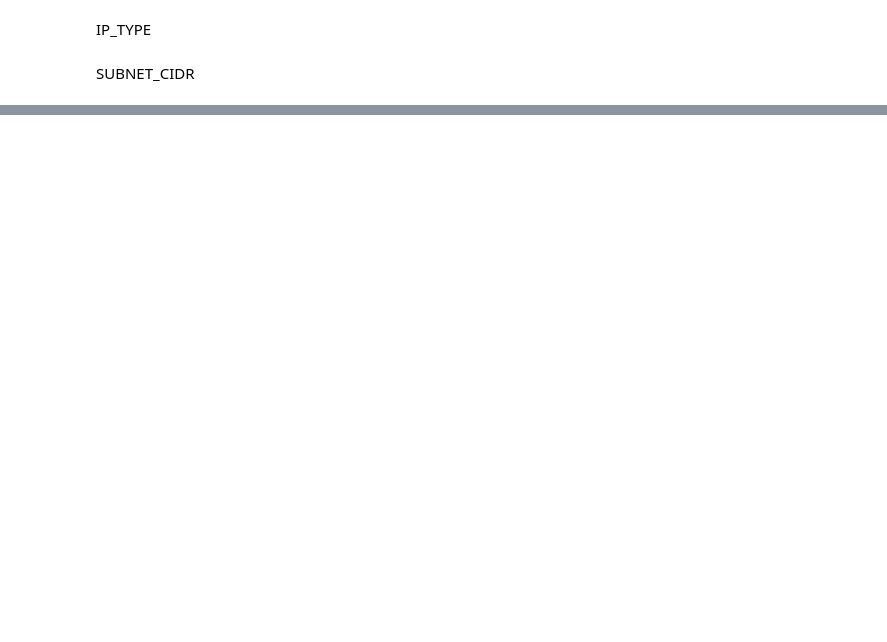
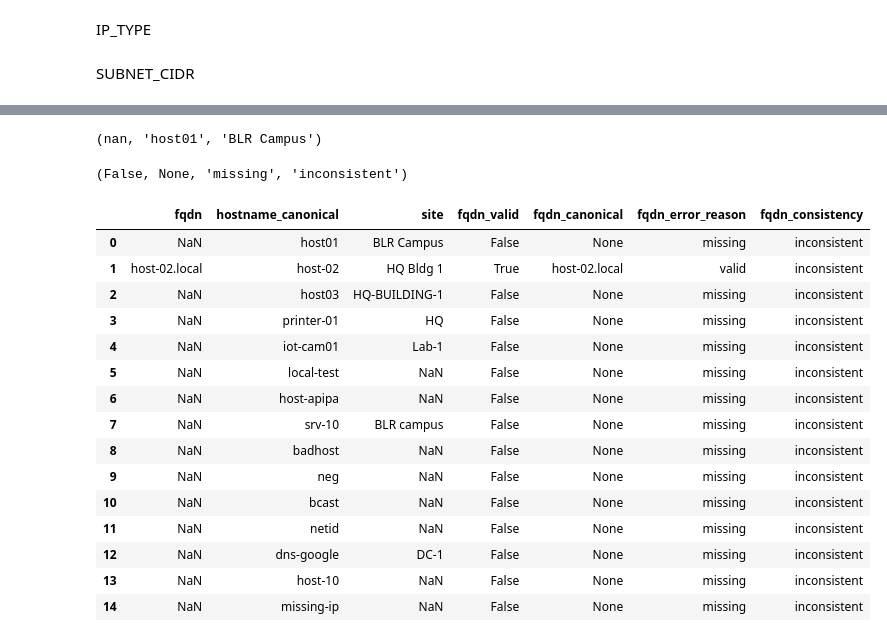
Before and after one commit to jperal720/network-inventory-cleaning-and-validation, a Jupyter notebook: notebooks/data_cleansing.ipynb, the cells around one changed output, grey strips where cells are left out. Cells and saved outputs as stored; diff of their text form; code cells hidden in the pictures; blank space fills up the shorter version.

Commit message:
Added hostname, and fqdn logic

```diff
--- a/notebooks/data_cleansing.ipynb
+++ b/notebooks/data_cleansing.ipynb
@@ -91,0 +258,7 @@ SUBNET_CIDR
+# %%
+df_hostname = pd.DataFrame()
+df_hostname['hostname'] = df_raw['hostname']
+df_hostname[['hostname_valid', 'hostname_canonical', 'hostname_reason']] = df_hostname['hostname'].apply(
+    lambda x: pd.Series(validate_hostname(x))
+)
+df_hostname
@@ -91,0 +355,27 @@ SUBNET_CIDR
+# %%
+
+def generate_reverse_ptr(ip):
+    if pd.isna(ip) or ip is None:
+        return None
+
+    s_ip = str(ip).strip()
+    if s_ip == "":
+        return None
+
+    try:
+        ip_obj = ipaddress.ip_address(s_ip)
+    except ValueError:
+        return None
+
+    reverse_key = ip_obj.reverse_pointer.lower().rstrip('.')
+
+    return reverse_key
+# %%
+df_fqdn = pd.DataFrame()
+df_fqdn['fqdn'] = df_raw['fqdn']
+df_fqdn['hostname_canonical'] = df_hostname['hostname_canonical']
+df_fqdn['site'] = df_raw['site']
+df_fqdn[['reverse_ptr']] = df_final['ip'].apply(
+    lambda x: pd.Series(generate_reverse_ptr(x))
+)
+df_fqdn
@@ -91,0 +399,34 @@ SUBNET_CIDR
+# %%
+df_fqdn.iloc[0].fqdn, df_fqdn.iloc[0].hostname_canonical, df_fqdn.iloc[0].site
+# %% [output]
+(nan, 'host01', 'BLR Campus')
+# %%
+fqdn_valid, fqdn_canonical, fqdn_error_reason, fqdn_consistency = validate_fqdn(df_fqdn.iloc[0].fqdn, df_fqdn.iloc[0].hostname_canonical, df_fqdn.iloc[0].site)
+fqdn_valid, fqdn_canonical, fqdn_error_reason, fqdn_consistency
+# %% [output]
+(False, None, 'missing', 'inconsistent')
+# %%
+df_fqdn[['fqdn_valid', 'fqdn_canonical', 'fqdn_error_reason', 'fqdn_consistency']] = (
+    df_fqdn.apply(
+        lambda x: validate_fqdn(x['fqdn'], x['hostname_canonical'], x['site']),
+        axis='columns'
+    ).apply(pd.Series)
+)
+df_fqdn
+# %% [output]
+|  | fqdn | hostname_canonical | site | fqdn_valid | fqdn_canonical | fqdn_error_reason | fqdn_consistency |
+| 0 | NaN | host01 | BLR Campus | False | None | missing | inconsistent |
+| 1 | host-02.local | host-02 | HQ Bldg 1 | True | host-02.local | valid | inconsistent |
+| 2 | NaN | host03 | HQ-BUILDING-1 | False | None | missing | inconsistent |
+| 3 | NaN | printer-01 | HQ | False | None | missing | inconsistent |
+| 4 | NaN | iot-cam01 | Lab-1 | False | None | missing | inconsistent |
+| 5 | NaN | local-test | NaN | False | None | missing | inconsistent |
+| 6 | NaN | host-apipa | NaN | False | None | missing | inconsistent |
+| 7 | NaN | srv-10 | BLR campus | False | None | missing | inconsistent |
+| 8 | NaN | badhost | NaN | False | None | missing | inconsistent |
+| 9 | NaN | neg | NaN | False | None | missing | inconsistent |
+| 10 | NaN | bcast | NaN | False | None | missing | inconsistent |
+| 11 | NaN | netid | NaN | False | None | missing | inconsistent |
+| 12 | NaN | dns-google | DC-1 | False | None | missing | inconsistent |
+| 13 | NaN | host-10 | NaN | False | None | missing | inconsistent |
+| 14 | NaN | missing-ip | NaN | False | None | missing | inconsistent |
```
Also changed, not shown: parts of 21 cells of this notebook.
